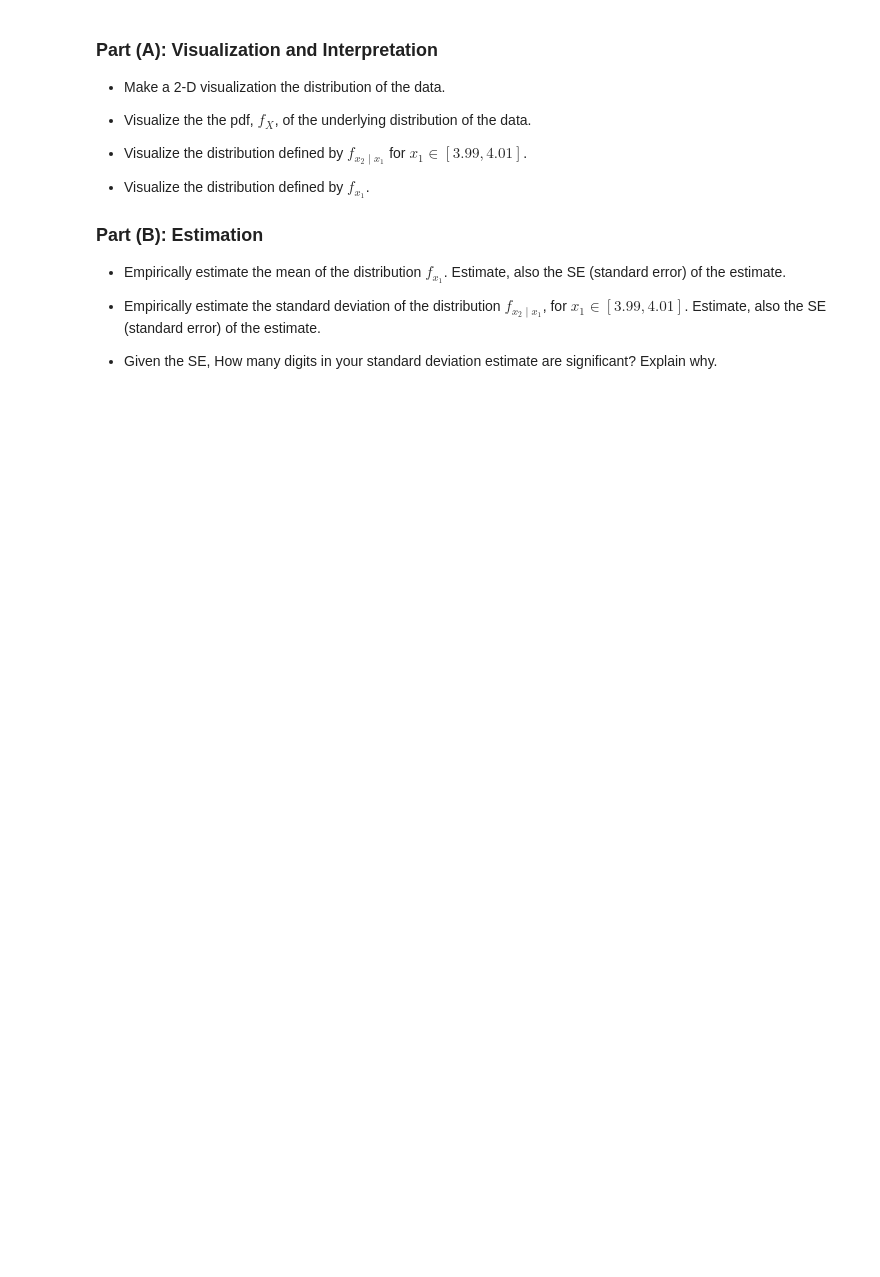
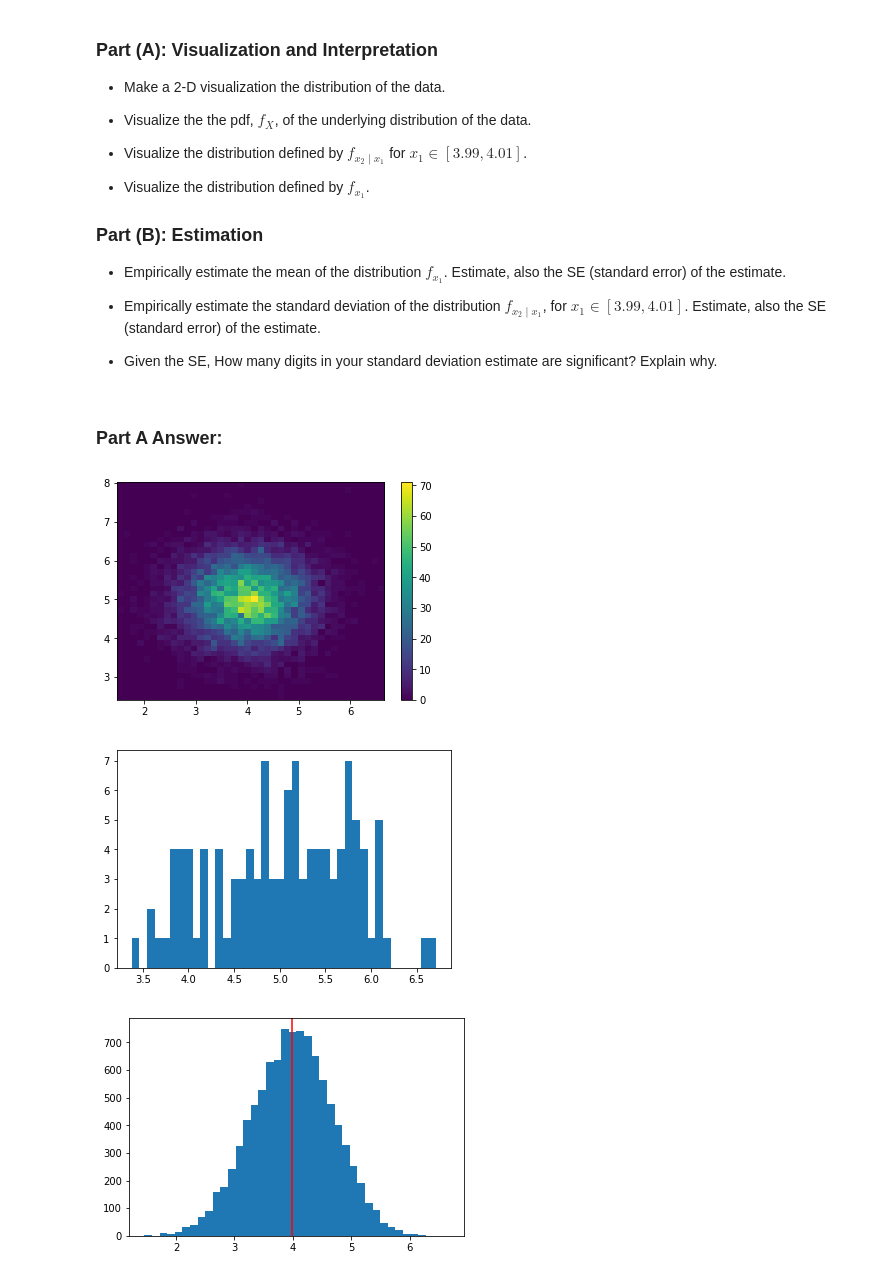
Before and after one commit to namwkim/2017, a Jupyter notebook: homework/AM207_HW1.ipynb, the cells around one changed output. Saved outputs shown, nothing was run; the diff lists cells and outputs as text; code cells hidden in the pictures; blank space fills up the shorter version.

```diff
--- a/homework/AM207_HW1.ipynb
+++ b/homework/AM207_HW1.ipynb
@@ -79,3 +195,31 @@ Read the data set contained in [Homework_1_Data.txt](Homework_1_Data.txt). Each
 - Empirically estimate the standard deviation of the distribution $f_{x_2 \mid x_1}$, for $x_1 \in [3.99, 4.01]$. Estimate, also the SE (standard error) of the estimate.
 
 - Given the SE, How many digits in your standard deviation estimate are significant? Explain why.
+# %% [markdown]
+### Part A Answer:
+# %%
+import numpy as np
+from numpy import genfromtxt
+import matplotlib.pyplot as plt
+from scipy.stats.kde import gaussian_kde
+
+# f_X
+data = genfromtxt('Homework_1_Data.txt', delimiter=',')
+plt.hist2d(data[:,0], data[:,1], bins=40)
+plt.colorbar()
+plt.show()
+
+# f_x2 | x1
+rg = [3.99, 4.01]
+filtered = data[np.logical_and(data[:,0]>3.99, data[:,0]<4.01), 1]
+plt.hist(filtered, bins=40)
+plt.show()
+
+# f_x1
+plt.hist(data[:,0], bins=40)
+plt.axvline(data[:,0].mean(), 0, 1, color='r')
+plt.show()
+# %% [output]
+[figure, added]
+[figure, added]
+[figure, added]
```
Also changed, not shown: parts of 12 cells of this notebook.
